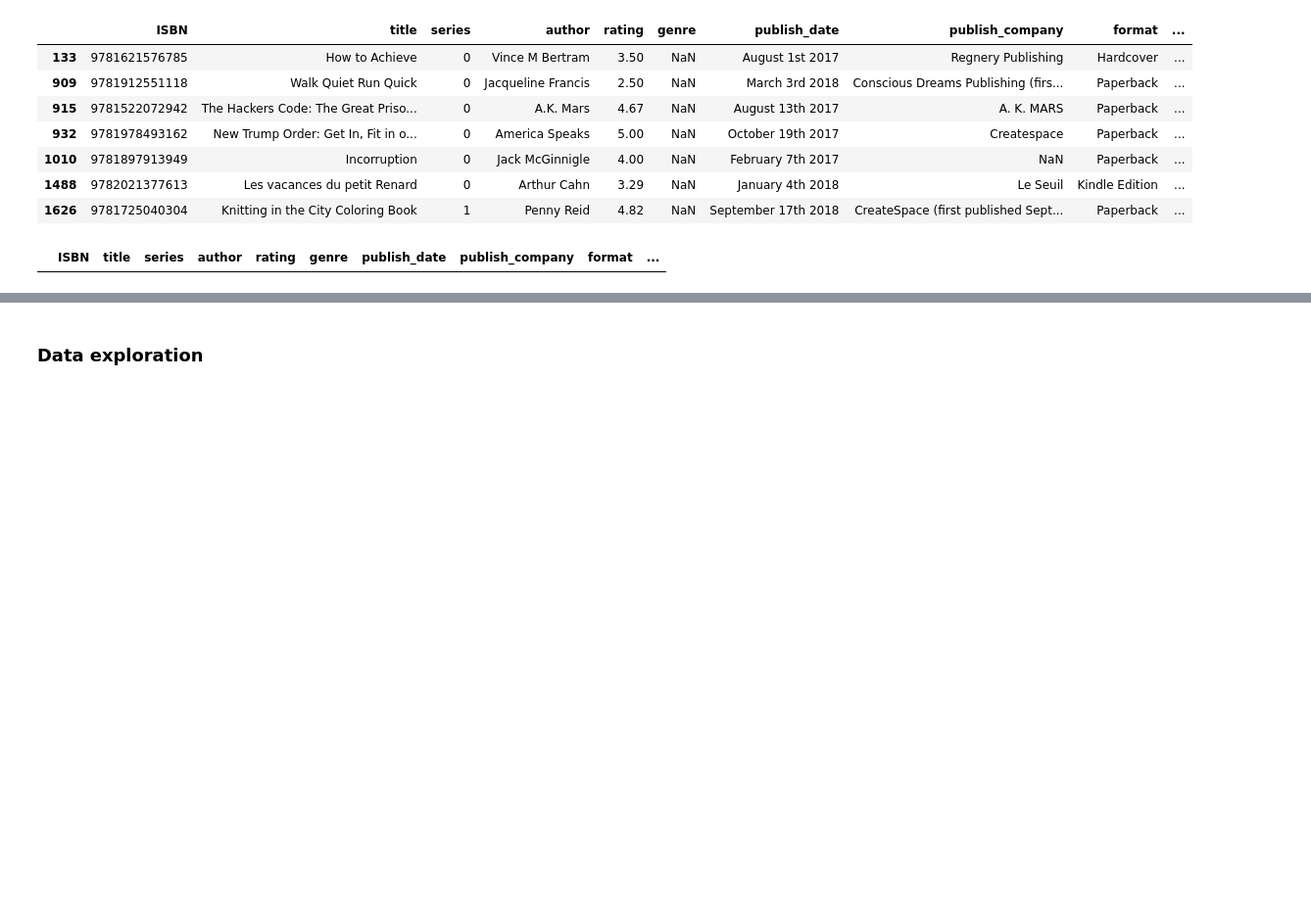
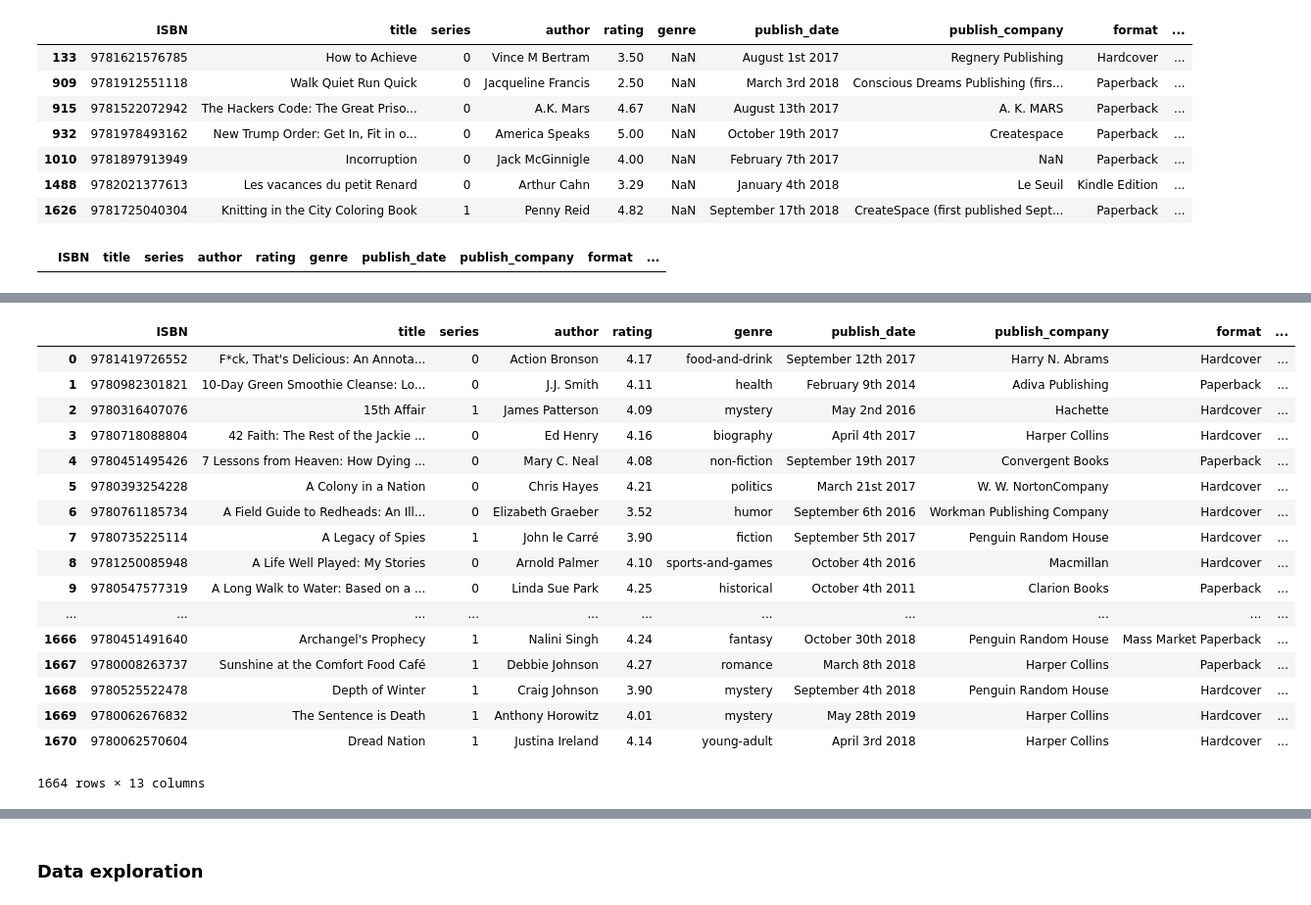
Before and after one commit to krbarounis/NTY-bestsellers-classification-project, a Jupyter notebook: EDA.ipynb, the cells around one changed output, grey strips where cells are left out. Shown: that part at 98% size. Cells and saved outputs as stored; diff of their text form; code cells hidden in the pictures; blank space fills up the shorter version.

```diff
--- a/EDA.ipynb
+++ b/EDA.ipynb
@@ -328,0 +363,6 @@ full_df[full_df['genre'].isna()]
+# %%
+# Harper Collins
+harper_companies = ['Harper','Collins','William Morrow','Thomas Nelson','Harlequin','Avon',
+                    'Balzer','Katherine Tegen','Ecco', 'Dey Street']
+full_df['publish_company'] = full_df['publish_company'].apply(lambda x:'Harper Collins'
+                                                              if any(y in x for y in harper_companies) else x)
@@ -328,0 +387,21 @@ full_df[full_df['genre'].isna()]
+# %%
+full_df
+# %% [output]
+|  | ISBN | title | series | author | rating | genre | publish_date | publish_company | format | ... |
+| 0 | 9781419726552 | F*ck, That's Delicious: An Annota... | 0 | Action Bronson | 4.17 | food-and-drink | September 12th 2017 | Harry N. Abrams | Hardcover | ... |
+| 1 | 9780982301821 | 10-Day Green Smoothie Cleanse: Lo... | 0 | J.J. Smith | 4.11 | health | February 9th 2014 | Adiva Publishing | Paperback | ... |
+| 2 | 9780316407076 | 15th Affair | 1 | James Patterson | 4.09 | mystery | May 2nd 2016 | Hachette | Hardcover | ... |
+| 3 | 9780718088804 | 42 Faith: The Rest of the Jackie ... | 0 | Ed Henry | 4.16 | biography | April 4th 2017 | Harper Collins | Hardcover | ... |
+| 4 | 9780451495426 | 7 Lessons from Heaven: How Dying ... | 0 | Mary C. Neal | 4.08 | non-fiction | September 19th 2017 | Convergent Books | Paperback | ... |
+| 5 | 9780393254228 | A Colony in a Nation | 0 | Chris Hayes | 4.21 | politics | March 21st 2017 | W. W. NortonCompany | Hardcover | ... |
+| 6 | 9780761185734 | A Field Guide to Redheads: An Ill... | 0 | Elizabeth Graeber | 3.52 | humor | September 6th 2016 | Workman Publishing Company | Hardcover | ... |
+| 7 | 9780735225114 | A Legacy of Spies | 1 | John le Carré | 3.90 | fiction | September 5th 2017 | Penguin Random House | Hardcover | ... |
+| 8 | 9781250085948 | A Life Well Played: My Stories | 0 | Arnold Palmer | 4.10 | sports-and-games | October 4th 2016 | Macmillan | Hardcover | ... |
+| 9 | 9780547577319 | A Long Walk to Water: Based on a ... | 0 | Linda Sue Park | 4.25 | historical | October 4th 2011 | Clarion Books | Paperback | ... |
+| ... | ... | ... | ... | ... | ... | ... | ... | ... | ... | ... |
+| 1666 | 9780451491640 | Archangel's Prophecy | 1 | Nalini Singh | 4.24 | fantasy | October 30th 2018 | Penguin Random House | Mass Market Paperback | ... |
+| 1667 | 9780008263737 | Sunshine at the Comfort Food Café | 1 | Debbie Johnson | 4.27 | romance | March 8th 2018 | Harper Collins | Paperback | ... |
+| 1668 | 9780525522478 | Depth of Winter | 1 | Craig Johnson | 3.90 | mystery | September 4th 2018 | Penguin Random House | Hardcover | ... |
+| 1669 | 9780062676832 | The Sentence is Death | 1 | Anthony Horowitz | 4.01 | mystery | May 28th 2019 | Harper Collins | Hardcover | ... |
+| 1670 | 9780062570604 | Dread Nation | 1 | Justina Ireland | 4.14 | young-adult | April 3rd 2018 | Harper Collins | Hardcover | ... |
+1664 rows × 13 columns
```
Also changed, not shown: parts of 42 cells of this notebook.
